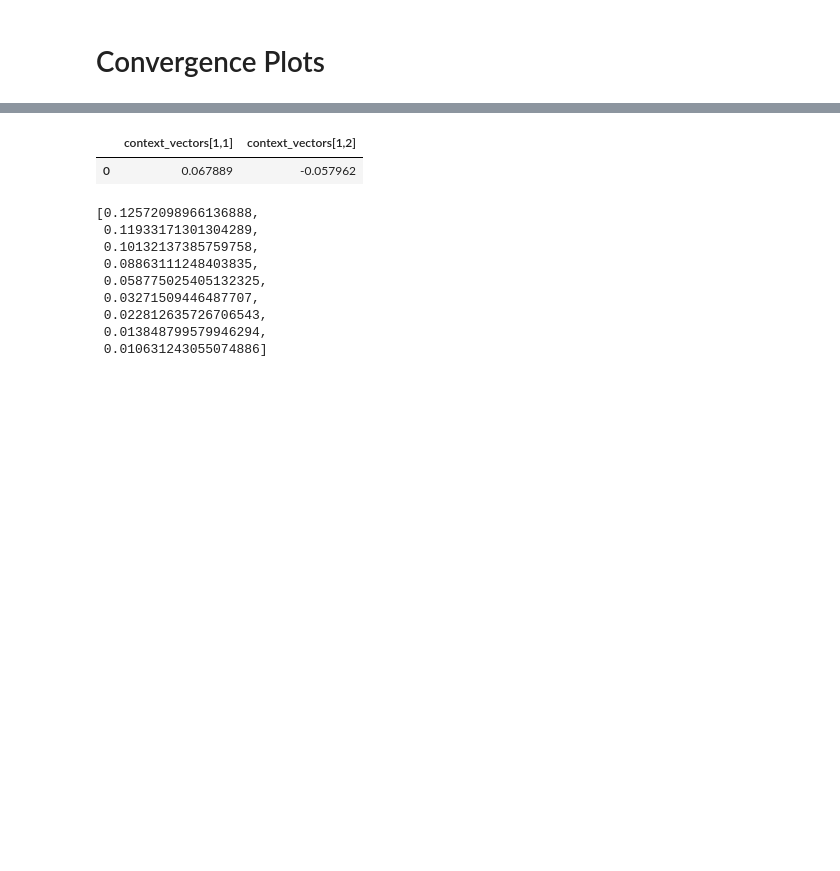
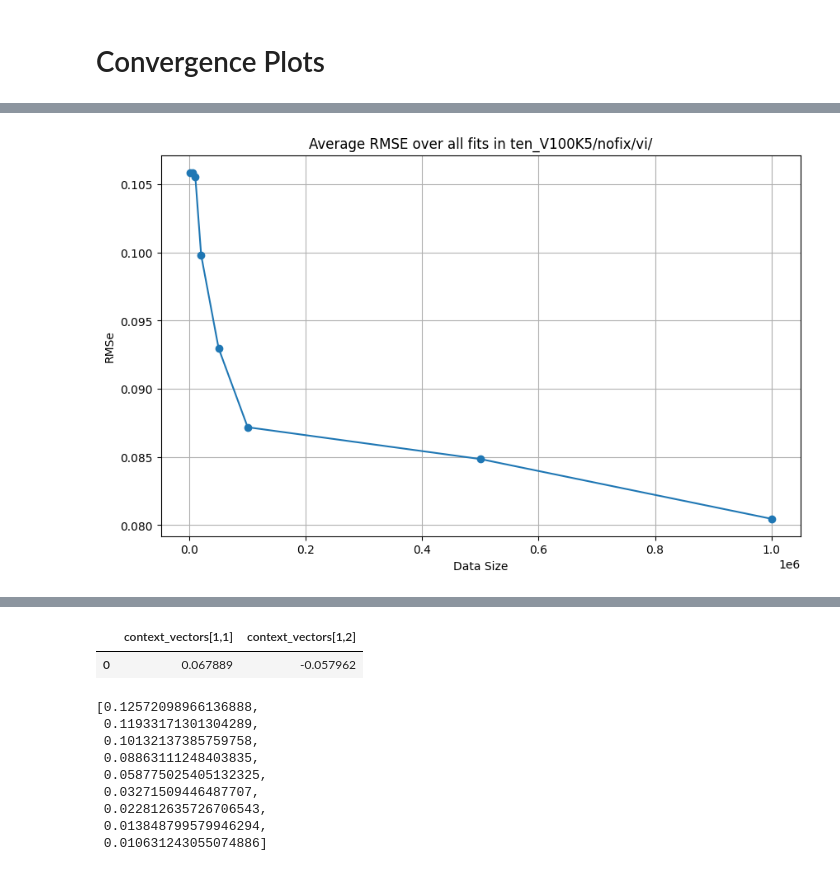
Before and after one commit to ninpnin/embedding-uncertainty-estimation, a Jupyter notebook: stan_simulation/plots.ipynb, the cells around one changed output, grey strips where cells are left out. Cells and saved outputs as stored; diff of their text form; code cells hidden in the pictures; blank space fills up the shorter version.

```diff
--- a/stan_simulation/plots.ipynb
+++ b/stan_simulation/plots.ipynb
@@ -190,0 +257,75 @@ Size: 100000, RMSE: 0.010631243055074886
+# %%
+# ----  CONVERGENCE AVERAGE ALL FITS ------
+base_dir = "ten_V100K5/nofix/vi/"
+folders = [str(i) for i in range(1, 11)]  # Example: assuming folders are named "1" to "10"
+folders = [str(i) for i in [1,2,3,4,5,6,7]] #7,8, 9 , 10
+inference_method = 'vi'
+#sizes = [100, 200, 500, 1000, 5000, 10000, 20000, 50000, 100000]
+#sizes = [2000, 5000, 10000, 20000, 50000]
+sizes = [1000, 5000, 10000, 20000, 50000, 100000, 500000, 1000000]
+
+rmse_scores_per_size = {size: [] for size in sizes}
+
+
+for i in folders:
+    saved_fits_dir = os.path.join(base_dir, i)
+    data_path = f"ten_V100K5/{1}.json"
+    print('using data: ', data_path)
+
+    # load the true parameters
+    with open(data_path) as f:
+        data = json.load(f)
+    true_theta = np.array(data['theta'])
+    vocabulary = data['vocabulary']
+
+    # calculate rmse for each size.
+    for size in sizes:
+        print(f"Processing folder {i}, size {size}")
+
+        # Load the fit based on the inference method
+        if inference_method == 'laplace':
+            fit = load_fit(f'map_{size}', saved_fits_dir)
+        elif inference_method=='gibbs':
+            pass
+        else:
+            fit = load_fit(size, saved_fits_dir)
+
+        # here we extract word and context vectors based on inference method
+        if inference_method == 'hmc':
+            estimated_word_vectors = fit['word_vectors']
+            estimated_context_vectors = fit['context_vectors']
+            num_samples = estimated_word_vectors.shape[2]
+        elif inference_method == 'vi':
+            estimated_word_vectors, estimated_context_vectors = extract_word_and_context_vectors_vi(fit.variational_sample_pd, vocabulary)
+            num_samples = estimated_word_vectors.shape[2]
+        elif inference_method in ('map', 'laplace'):
+            estimated_word_vectors, estimated_context_vectors = extract_word_and_context_vectors_vi(fit.optimized_params_pd, vocabulary)
+            num_samples = 1
+        elif inference_method == 'gibbs':
+            filepath = saved_fits_dir + f'/gibbs-samples-N-{size}.csv'
+            estimated_word_vectors, estimated_context_vectors = extract_word_and_context_vectors_gibbs(filepath, vocabulary)
+            num_samples = estimated_word_vectors.shape[2]
+
+
+        # combine and reshape theta samples
+        theta_combined = np.concatenate((estimated_word_vectors, estimated_context_vectors), axis=0)
+        theta_samples = np.moveaxis(theta_combined, 2, 0)
+
+        # calc RMSe
+        rmse = calculate_rmse(theta_samples, true_theta, vocabulary)
+        rmse_scores_per_size[size].append(rmse)
+        print(f"Folder: {i}, Size: {size}, RMSE: {rmse}")
+
+
+average_rmse_scores = [np.mean(rmse_scores_per_size[size]) for size in sizes]
+
+
+plt.figure(figsize=(10, 6))
+plt.plot(sizes, average_rmse_scores, marker='o')
+plt.xlabel('Data Size')
+plt.ylabel('RMSe')
+plt.title(f'Average RMSE over all fits in {base_dir}')
+# plt.xscale('log')
+plt.grid(True)
+plt.show()
+# %% [output]
@@ -190,0 +349 @@ Size: 100000, RMSE: 0.010631243055074886
+[figure, added]
```
Also changed, not shown: parts of 27 cells of this notebook, 1 other file.
